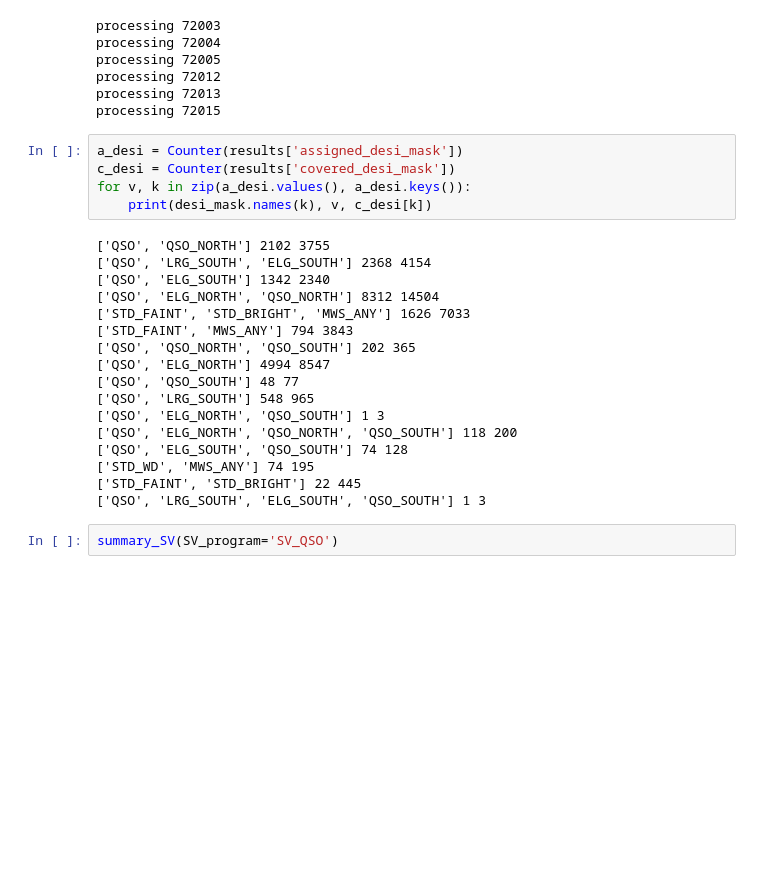
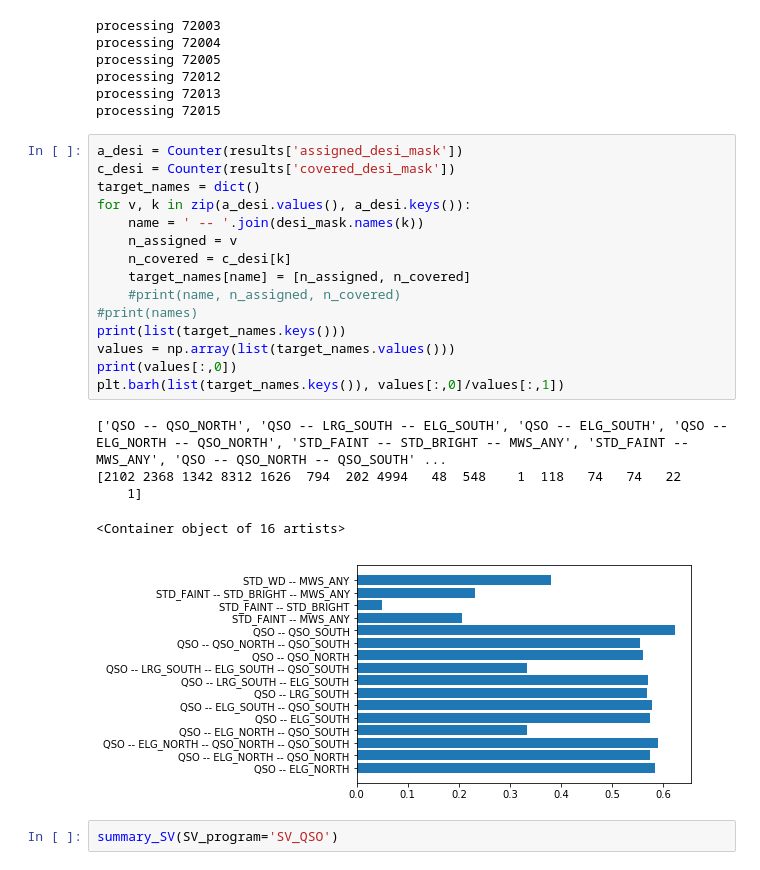
Before and after one commit to forero/fiberassign_explore, a Jupyter notebook: SV.ipynb, the cells around one changed output. Cells and saved outputs as stored; diff of their text form; blank space fills up the shorter version.

```diff
--- a/SV.ipynb
+++ b/SV.ipynb
@@ -173,25 +173,24 @@ processing 72015
 # %%
 a_desi = Counter(results['assigned_desi_mask'])
 c_desi = Counter(results['covered_desi_mask'])
+target_names = dict()
 for v, k in zip(a_desi.values(), a_desi.keys()):
-    print(desi_mask.names(k), v, c_desi[k])
+    name = ' -- '.join(desi_mask.names(k))
+    n_assigned = v
+    n_covered = c_desi[k]
+    target_names[name] = [n_assigned, n_covered]
+    #print(name, n_assigned, n_covered)
+#print(names)
+print(list(target_names.keys()))
+values = np.array(list(target_names.values()))
+print(values[:,0])
+plt.barh(list(target_names.keys()), values[:,0]/values[:,1])
 # %% [output]
-['QSO', 'QSO_NORTH'] 2102 3755
-['QSO', 'LRG_SOUTH', 'ELG_SOUTH'] 2368 4154
-['QSO', 'ELG_SOUTH'] 1342 2340
-['QSO', 'ELG_NORTH', 'QSO_NORTH'] 8312 14504
-['STD_FAINT', 'STD_BRIGHT', 'MWS_ANY'] 1626 7033
-['STD_FAINT', 'MWS_ANY'] 794 3843
-['QSO', 'QSO_NORTH', 'QSO_SOUTH'] 202 365
-['QSO', 'ELG_NORTH'] 4994 8547
-['QSO', 'QSO_SOUTH'] 48 77
-['QSO', 'LRG_SOUTH'] 548 965
-['QSO', 'ELG_NORTH', 'QSO_SOUTH'] 1 3
-['QSO', 'ELG_NORTH', 'QSO_NORTH', 'QSO_SOUTH'] 118 200
-['QSO', 'ELG_SOUTH', 'QSO_SOUTH'] 74 128
-['STD_WD', 'MWS_ANY'] 74 195
-['STD_FAINT', 'STD_BRIGHT'] 22 445
-['QSO', 'LRG_SOUTH', 'ELG_SOUTH', 'QSO_SOUTH'] 1 3
+['QSO -- QSO_NORTH', 'QSO -- LRG_SOUTH -- ELG_SOUTH', 'QSO -- ELG_SOUTH', 'QSO -- ELG_NORTH -- QSO_NORTH', 'STD_FAINT -- STD_BRIGHT -- MWS_ANY', 'STD_FAINT -- MWS_ANY', 'QSO -- QSO_NORTH -- QSO_SOUTH' ...
+[2102 2368 1342 8312 1626  794  202 4994   48  548    1  118   74   74   22
+    1]
+<Container object of 16 artists>
+[figure, added]
 # %%
 summary_SV(SV_program='SV_QSO')
 # %% [output]
```
